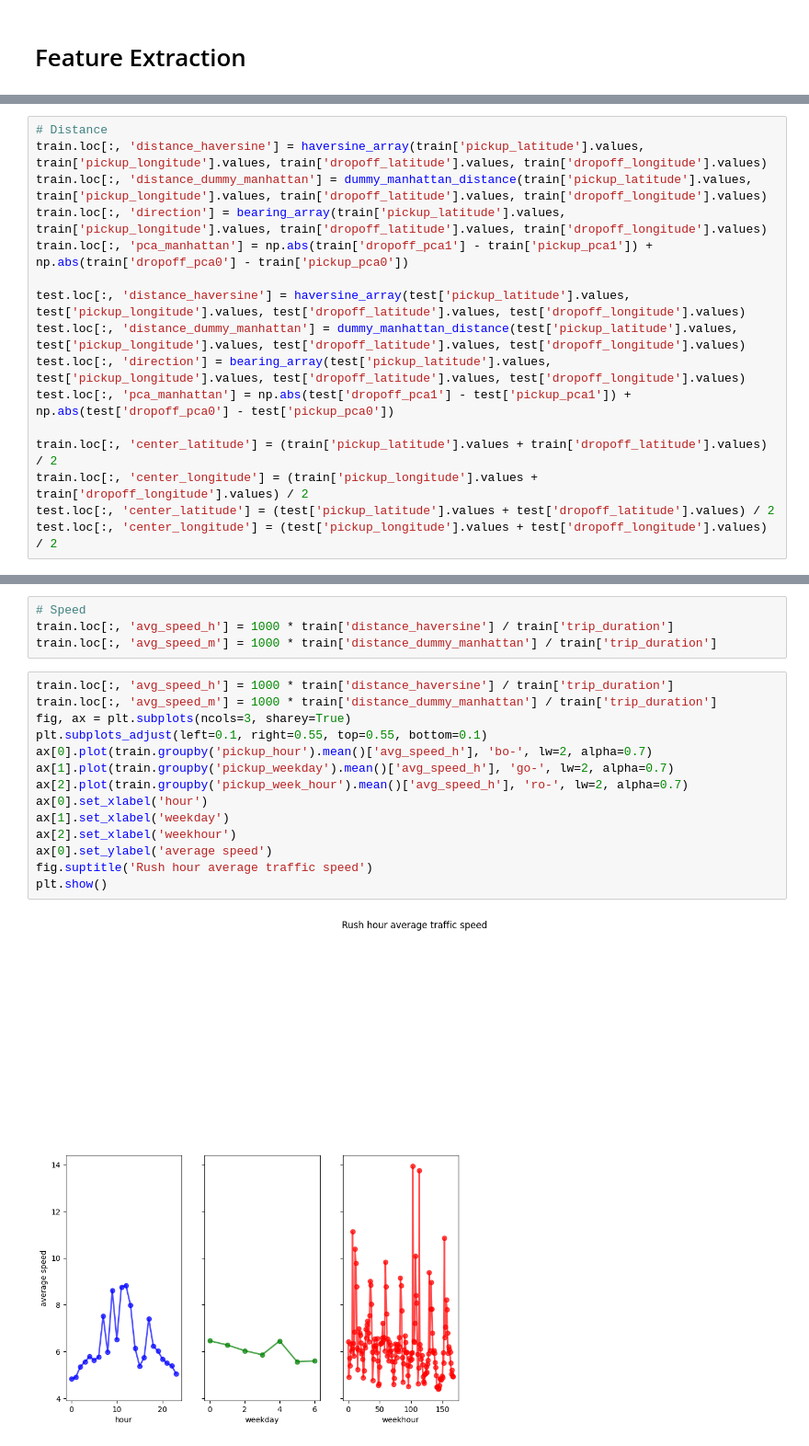
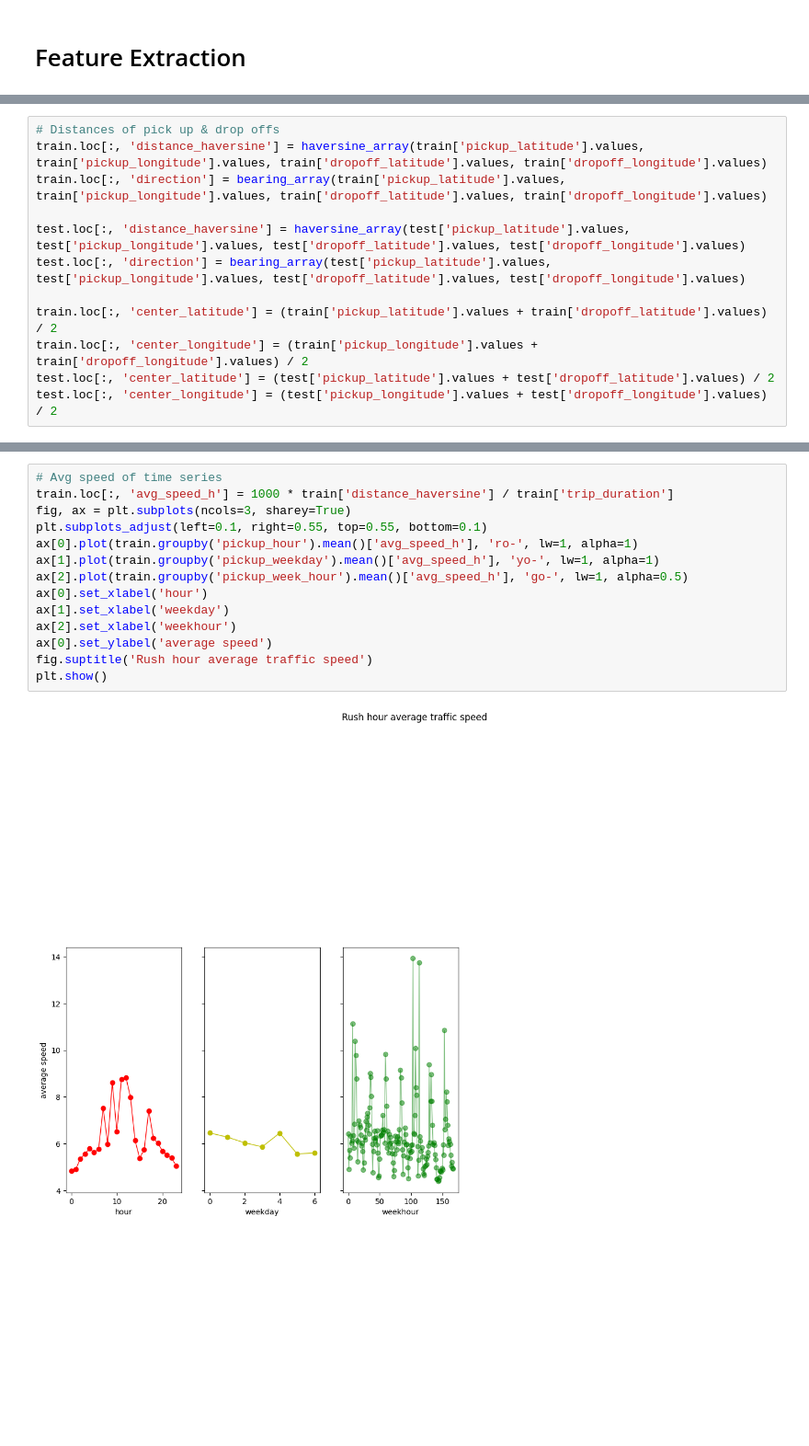
Before and after one commit to lin-shuang/toy-google-maps, a Jupyter notebook: Time estimation.ipynb, the cells around one changed output, grey strips where cells are left out. Shown: that part at 92% size. Saved outputs shown, nothing was run; the diff lists cells and outputs as text; blank space fills up the shorter version.

```diff
--- a/Time estimation.ipynb
+++ b/Time estimation.ipynb
@@ -177,14 +186,10 @@ plt.show()
 # %%
-# Distance
+# Distances of pick up & drop offs
 train.loc[:, 'distance_haversine'] = haversine_array(train['pickup_latitude'].values, train['pickup_longitude'].values, train['dropoff_latitude'].values, train['dropoff_longitude'].values)
-train.loc[:, 'distance_dummy_manhattan'] = dummy_manhattan_distance(train['pickup_latitude'].values, train['pickup_longitude'].values, train['dropoff_latitude'].values, train['dropoff_longitude'].values)
 train.loc[:, 'direction'] = bearing_array(train['pickup_latitude'].values, train['pickup_longitude'].values, train['dropoff_latitude'].values, train['dropoff_longitude'].values)
-train.loc[:, 'pca_manhattan'] = np.abs(train['dropoff_pca1'] - train['pickup_pca1']) + np.abs(train['dropoff_pca0'] - train['pickup_pca0'])
 
 test.loc[:, 'distance_haversine'] = haversine_array(test['pickup_latitude'].values, test['pickup_longitude'].values, test['dropoff_latitude'].values, test['dropoff_longitude'].values)
-test.loc[:, 'distance_dummy_manhattan'] = dummy_manhattan_distance(test['pickup_latitude'].values, test['pickup_longitude'].values, test['dropoff_latitude'].values, test['dropoff_longitude'].values)
 test.loc[:, 'direction'] = bearing_array(test['pickup_latitude'].values, test['pickup_longitude'].values, test['dropoff_latitude'].values, test['dropoff_longitude'].values)
-test.loc[:, 'pca_manhattan'] = np.abs(test['dropoff_pca1'] - test['pickup_pca1']) + np.abs(test['dropoff_pca0'] - test['pickup_pca0'])
 
 train.loc[:, 'center_latitude'] = (train['pickup_latitude'].values + train['dropoff_latitude'].values) / 2
 train.loc[:, 'center_longitude'] = (train['pickup_longitude'].values + train['dropoff_longitude'].values) / 2
@@ -205,24 +210,20 @@ test.loc[:, 'pickup_hour'] = test['pickup_datetime'].dt.hour
 test.loc[:, 'pickup_minute'] = test['pickup_datetime'].dt.minute
 test.loc[:, 'pickup_dt'] = (test['pickup_datetime'] - train['pickup_datetime'].min()).dt.total_seconds()
 test.loc[:, 'pickup_week_hour'] = test['pickup_weekday'] * 24 + test['pickup_hour']
-# %%
-# Speed
-train.loc[:, 'avg_speed_h'] = 1000 * train['distance_haversine'] / train['trip_duration']
-train.loc[:, 'avg_speed_m'] = 1000 * train['distance_dummy_manhattan'] / train['trip_duration']
 # %%
+# Avg speed of time series
 train.loc[:, 'avg_speed_h'] = 1000 * train['distance_haversine'] / train['trip_duration']
-train.loc[:, 'avg_speed_m'] = 1000 * train['distance_dummy_manhattan'] / train['trip_duration']
 fig, ax = plt.subplots(ncols=3, sharey=True)
 plt.subplots_adjust(left=0.1, right=0.55, top=0.55, bottom=0.1)
-ax[0].plot(train.groupby('pickup_hour').mean()['avg_speed_h'], 'bo-', lw=2, alpha=0.7)
-ax[1].plot(train.groupby('pickup_weekday').mean()['avg_speed_h'], 'go-', lw=2, alpha=0.7)
-ax[2].plot(train.groupby('pickup_week_hour').mean()['avg_speed_h'], 'ro-', lw=2, alpha=0.7)
+ax[0].plot(train.groupby('pickup_hour').mean()['avg_speed_h'], 'ro-', lw=1, alpha=1)
+ax[1].plot(train.groupby('pickup_weekday').mean()['avg_speed_h'], 'yo-', lw=1, alpha=1)
+ax[2].plot(train.groupby('pickup_week_hour').mean()['avg_speed_h'], 'go-', lw=1, alpha=0.5)
 ax[0].set_xlabel('hour')
 ax[1].set_xlabel('weekday')
 ax[2].set_xlabel('weekhour')
 ax[0].set_ylabel('average speed')
 fig.suptitle('Rush hour average traffic speed')
 plt.show()
 # %% [output]
-[figure, old version]
+[figure, new version]
 # %%
```
Also changed, not shown: parts of 20 cells of this notebook, 1 other file.
